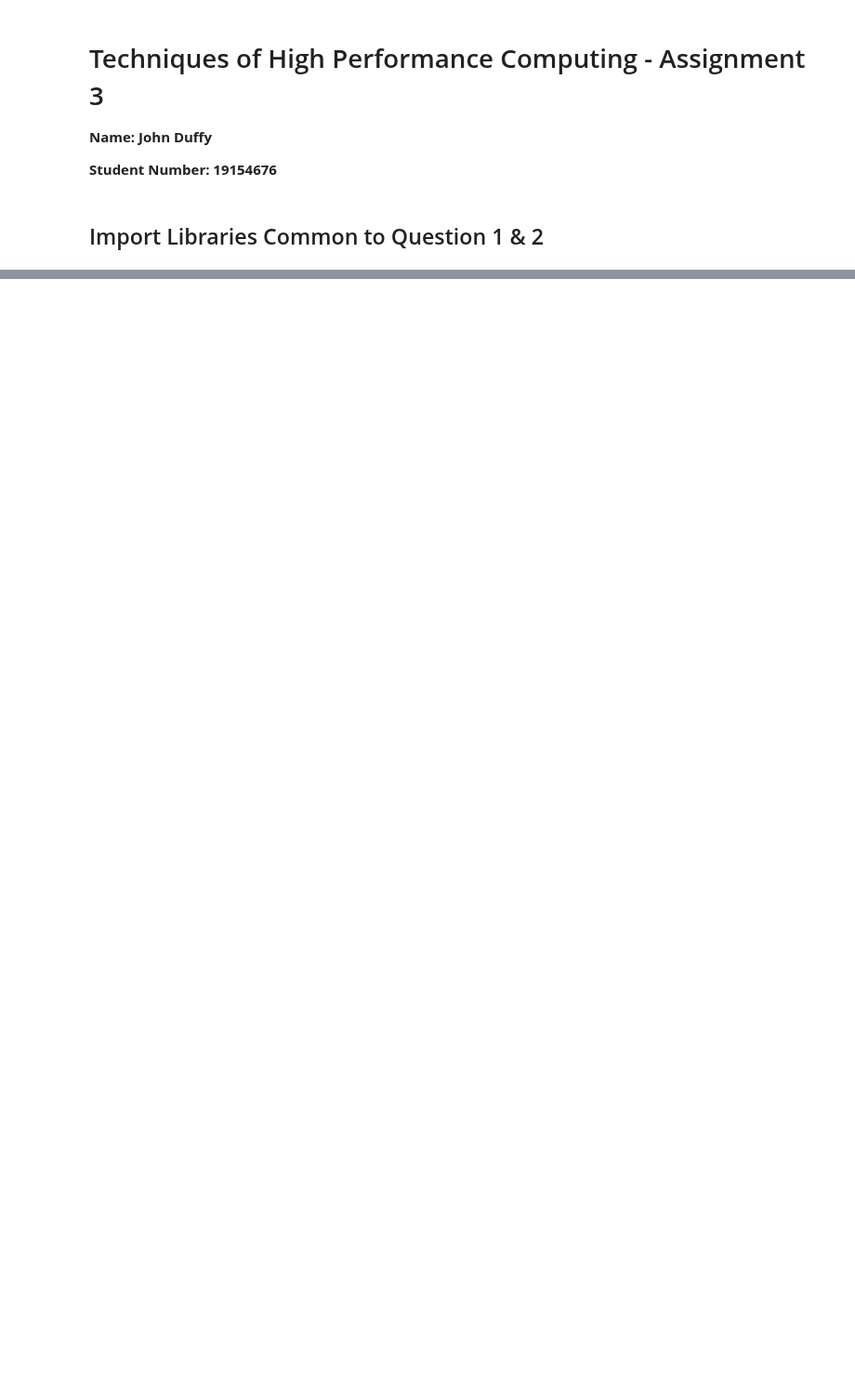
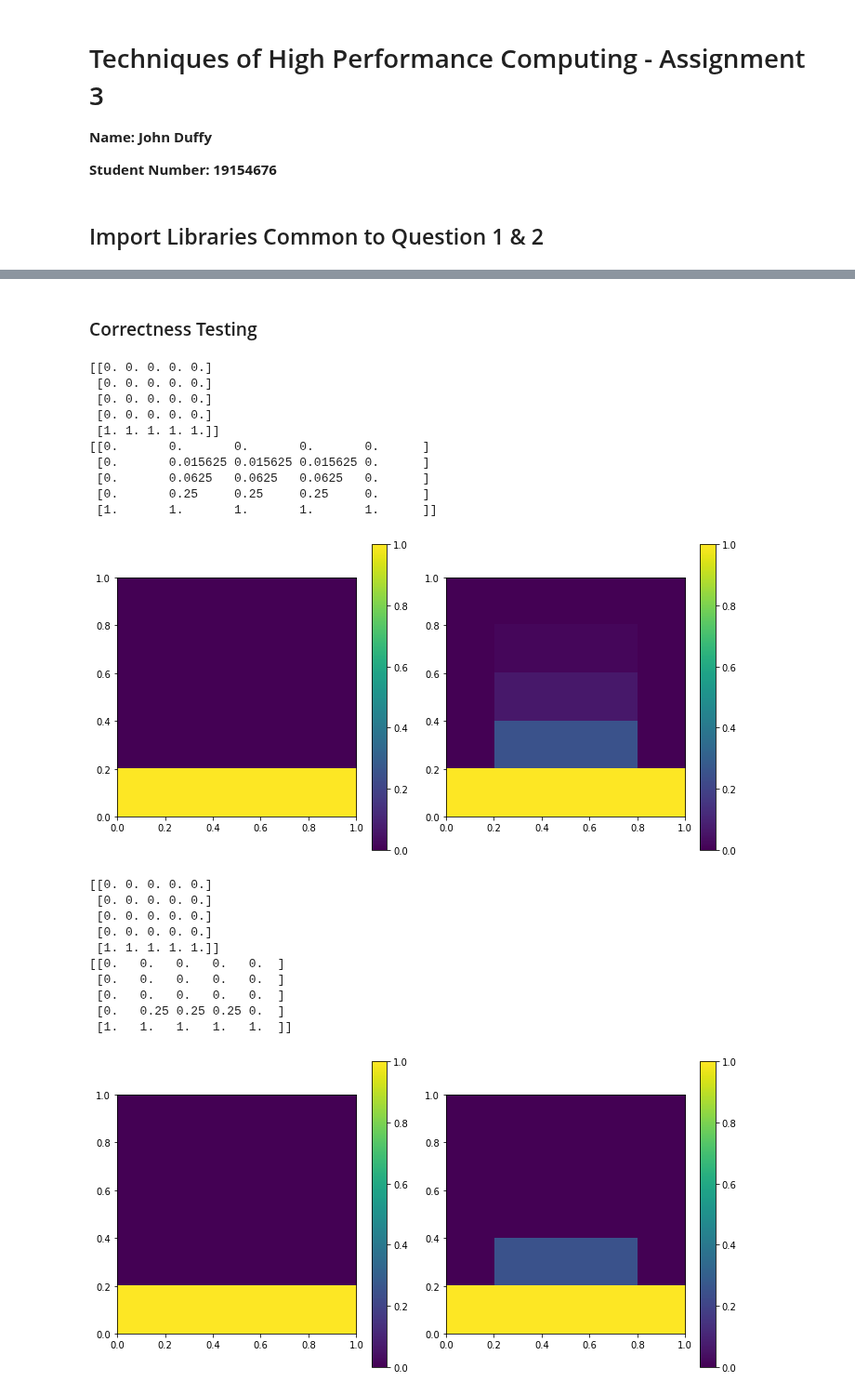
Before and after one commit to johnduffymsc/PHAS0102, a Jupyter notebook: assignment-3.ipynb, the cells around one changed output, grey strips where cells are left out. Shown at 93% size. Drawn from its saved outputs; the diff is of its cells as text; code cells hidden in the pictures; blank space fills up the shorter version.

```diff
--- a/assignment-3.ipynb
+++ b/assignment-3.ipynb
@@ -78,7 +72,7 @@ __kernel void discrete_laplacian(const int m, __global const float *u, __global
 
     // Don't change the boundary conditions.
 
-    if (r == 0 || r == (m - 1) || c == 0 || c == (m - 1)) {
+    if (r == 0 || r == m - 1 || c == 0 || c == m - 1) {
         v[m * r + c] = u[m * r + c];
         return;
     }
@@ -226,0 +249,66 @@ for _ in range(10):
+# %%
+def gauss_seidel_iteration(m, u, v, direction='upwards'):
+    """
+    This function...
+    """
+    #v = np.copy(u)
+
+    if (direction == 'upwards'):
+        for row in range(m - 2, 0, -1):
+            gauss_seidel_upwards_update_row(m, u, v, row)
+
+    if (direction == 'downwards'):
+        for row in range(1, m - 1):
+            gauss_seidel_downwards_update_row(m, u, v, row)
+
+    return v
+# %% [markdown]
+### Correctness Testing
+# %%
+M = 5
+
+u = np.full((M, M), 0.0, dtype=np.float32)
+
+u[:, 0] = 0.0
+u[0, :] = 0.0
+u[:, M-1] = 0.0
+u[M-1, :] = 1.0
+
+v = np.copy(u)
+
+gauss_seidel_iteration(M, u, v, 'upwards')
+
+print(u)
+print(v)
+
+plot_side_by_side(u, v)
+
+gauss_seidel_iteration(M, u, v, 'downwards')
+
+print(u)
+print(v)
+
+plot_side_by_side(u, v)
+# %% [output]
+[[0. 0. 0. 0. 0.]
+ [0. 0. 0. 0. 0.]
+ [0. 0. 0. 0. 0.]
+ [0. 0. 0. 0. 0.]
+ [1. 1. 1. 1. 1.]]
+[[0.       0.       0.       0.       0.      ]
+ [0.       0.015625 0.015625 0.015625 0.      ]
+ [0.       0.0625   0.0625   0.0625   0.      ]
+ [0.       0.25     0.25     0.25     0.      ]
+ [1.       1.       1.       1.       1.      ]]
+[figure, added]
+[[0. 0. 0. 0. 0.]
+ [0. 0. 0. 0. 0.]
+ [0. 0. 0. 0. 0.]
+ [0. 0. 0. 0. 0.]
+ [1. 1. 1. 1. 1.]]
+[[0.   0.   0.   0.   0.  ]
+ [0.   0.   0.   0.   0.  ]
+ [0.   0.   0.   0.   0.  ]
+ [0.   0.25 0.25 0.25 0.  ]
+ [1.   1.   1.   1.   1.  ]]
+[figure, added]
```
Also changed, not shown: parts of 11 cells of this notebook.
